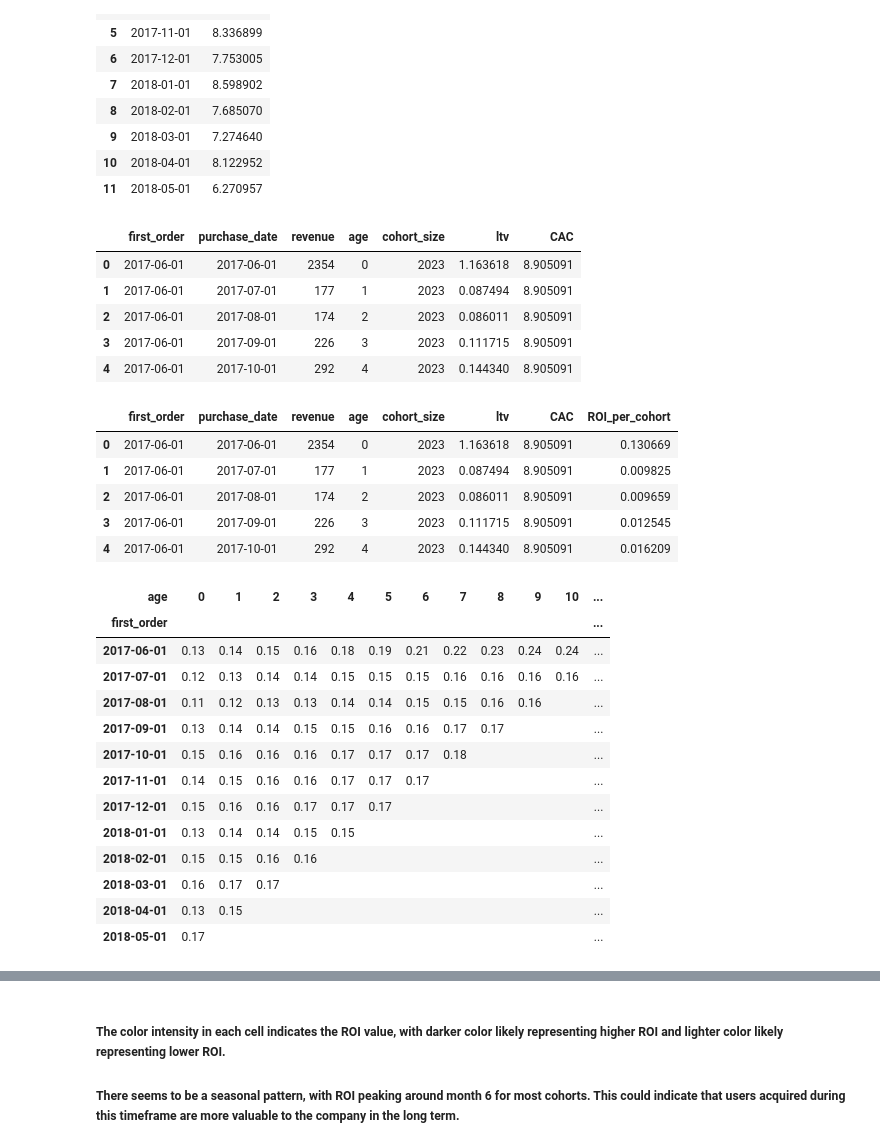
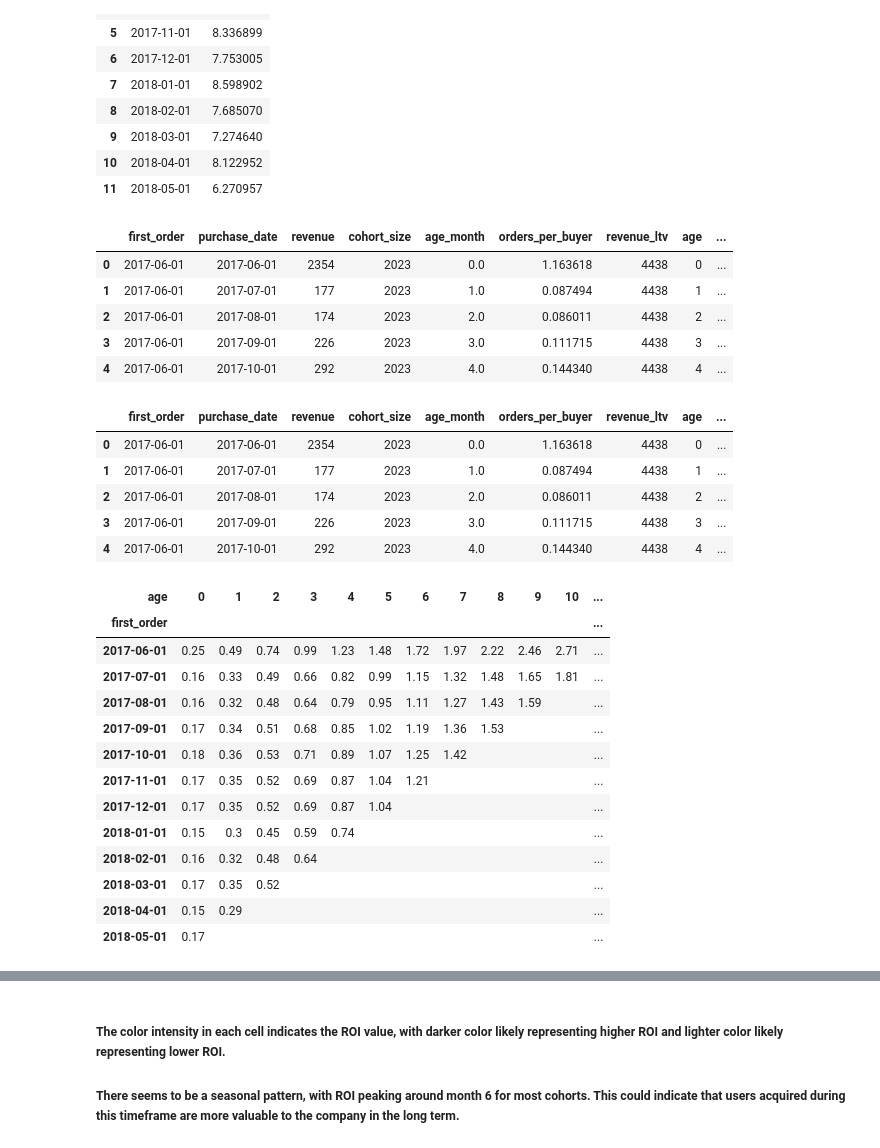
Before and after one commit to CesarChaparro1974/BA_project, a Jupyter notebook: BA_project.ipynb, the cells around one changed output, grey strips where cells are left out. Drawn from its saved outputs; the diff is of its cells as text; code cells hidden in the pictures.

```diff
--- a/BA_project.ipynb
+++ b/BA_project.ipynb
@@ -770,7 +803,7 @@ visits.head()
 | 4 | desktop | 2017-12-27 14:06:00 | 3 | 2017-12-27 14:06:00 | 9969694820036681168 | 2017-12-21 | 2017-12-01 | 2017 | 12 | ... |
 # %%
 # Calculate average session length in minutes.
-session_length_min = visits['session_duration_sec'].mean() / 60
+visits['average_session_length'] = visits['session_duration_sec'].mean() / 60
 print(f'Session Length: {session_length_min:.2f} minutes')
 # %% [output]
 Session Length: 10.72 minutes
@@ -1330,5 +1441,6 @@ orders['orders_month'] = orders['purchase_date'].values.astype('datetime64[M]')
 # %%
 # Group the data frame on first orders and purchase date and do the calculation for the revenue for the group.
-cohort = cohort.groupby(['first_order', 'purchase_date'])['revenue'].sum().reset_index()
-cohort.head()
+cohort_ltv = cohort.groupby(['cohort_size'])['revenue'].sum().reset_index()
+cohort_ltv.columns = ['cohort_size', 'revenue_ltv']
+cohort_ltv
 # %% [output]
@@ -1343,2 +1462,6 @@ cohort.head()
 # %% [markdown]
 ##### LTV is a cohort's cumulative revenue, accounting for the number of people in the cohort.
+# %%
+# Merge cohort and cohort_ltv.
+cohort = cohort.merge(cohort_ltv, how = 'inner', on = 'cohort_size')
+cohort.head()
@@ -1368,5 +1487,5 @@ cohort_new.head()
 # %%
 # Make the ltv column and its calculation.
-cohort_new['ltv'] = cohort_new['revenue'] / cohort_new['cohort_size']
-cohort_new.head()
+cohort['ltv'] = cohort['revenue_ltv'] / cohort['cohort_size']
+cohort.head()
 # %% [output]
@@ -1755,26 +1874,26 @@ CAC_per_month_ROI
 | 11 | 2018-05-01 | 6.270957 |
 # %%
 # Merge with the ltv_cohort to calculate the ROI per cohort.
-ROI_per_cohort = cohort_new.merge(CAC_per_month_ROI, how = 'inner', on = 'first_order')
+ROI_per_cohort = cohort.merge(CAC_per_month_ROI, how = 'inner', on = 'first_order')
 ROI_per_cohort.head()
 # %% [output]
-|  | first_order | purchase_date | revenue | age | cohort_size | ltv | CAC |
-| 0 | 2017-06-01 | 2017-06-01 | 2354 | 0 | 2023 | 1.163618 | 8.905091 |
-| 1 | 2017-06-01 | 2017-07-01 | 177 | 1 | 2023 | 0.087494 | 8.905091 |
-| 2 | 2017-06-01 | 2017-08-01 | 174 | 2 | 2023 | 0.086011 | 8.905091 |
-| 3 | 2017-06-01 | 2017-09-01 | 226 | 3 | 2023 | 0.111715 | 8.905091 |
-| 4 | 2017-06-01 | 2017-10-01 | 292 | 4 | 2023 | 0.144340 | 8.905091 |
+|  | first_order | purchase_date | revenue | cohort_size | age_month | orders_per_buyer | revenue_ltv | age | ... |
+| 0 | 2017-06-01 | 2017-06-01 | 2354 | 2023 | 0.0 | 1.163618 | 4438 | 0 | ... |
+| 1 | 2017-06-01 | 2017-07-01 | 177 | 2023 | 1.0 | 0.087494 | 4438 | 1 | ... |
+| 2 | 2017-06-01 | 2017-08-01 | 174 | 2023 | 2.0 | 0.086011 | 4438 | 2 | ... |
+| 3 | 2017-06-01 | 2017-09-01 | 226 | 2023 | 3.0 | 0.111715 | 4438 | 3 | ... |
+| 4 | 2017-06-01 | 2017-10-01 | 292 | 2023 | 4.0 | 0.144340 | 4438 | 4 | ... |
 # %%
 # Calculate the actual ROI.
 ROI_per_cohort['ROI_per_cohort'] = ROI_per_cohort['ltv'] / ROI_per_cohort['CAC']
 ROI_per_cohort.head()
 # %% [output]
-|  | first_order | purchase_date | revenue | age | cohort_size | ltv | CAC | ROI_per_cohort |
-| 0 | 2017-06-01 | 2017-06-01 | 2354 | 0 | 2023 | 1.163618 | 8.905091 | 0.130669 |
-| 1 | 2017-06-01 | 2017-07-01 | 177 | 1 | 2023 | 0.087494 | 8.905091 | 0.009825 |
-| 2 | 2017-06-01 | 2017-08-01 | 174 | 2 | 2023 | 0.086011 | 8.905091 | 0.009659 |
-| 3 | 2017-06-01 | 2017-09-01 | 226 | 3 | 2023 | 0.111715 | 8.905091 | 0.012545 |
-| 4 | 2017-06-01 | 2017-10-01 | 292 | 4 | 2023 | 0.144340 | 8.905091 | 0.016209 |
+|  | first_order | purchase_date | revenue | cohort_size | age_month | orders_per_buyer | revenue_ltv | age | ... |
+| 0 | 2017-06-01 | 2017-06-01 | 2354 | 2023 | 0.0 | 1.163618 | 4438 | 0 | ... |
+| 1 | 2017-06-01 | 2017-07-01 | 177 | 2023 | 1.0 | 0.087494 | 4438 | 1 | ... |
+| 2 | 2017-06-01 | 2017-08-01 | 174 | 2023 | 2.0 | 0.086011 | 4438 | 2 | ... |
+| 3 | 2017-06-01 | 2017-09-01 | 226 | 2023 | 3.0 | 0.111715 | 4438 | 3 | ... |
+| 4 | 2017-06-01 | 2017-10-01 | 292 | 2023 | 4.0 | 0.144340 | 4438 | 4 | ... |
 # %%
 # Pivot table to see the ROI per cohort.
 roi_piv = ROI_per_cohort.pivot_table(
@@ -1787,17 +1906,17 @@ roi_piv.round(2).fillna('')
 # %% [output]
 | age | 0 | 1 | 2 | 3 | 4 | 5 | 6 | 7 | 8 | 9 | 10 | ... |
 | first_order |  |  |  |  |  |  |  |  |  |  |  | ... |
-| 2017-06-01 | 0.13 | 0.14 | 0.15 | 0.16 | 0.18 | 0.19 | 0.21 | 0.22 | 0.23 | 0.24 | 0.24 | ... |
-| 2017-07-01 | 0.12 | 0.13 | 0.14 | 0.14 | 0.15 | 0.15 | 0.15 | 0.16 | 0.16 | 0.16 | 0.16 | ... |
-| 2017-08-01 | 0.11 | 0.12 | 0.13 | 0.13 | 0.14 | 0.14 | 0.15 | 0.15 | 0.16 | 0.16 |  | ... |
-| 2017-09-01 | 0.13 | 0.14 | 0.14 | 0.15 | 0.15 | 0.16 | 0.16 | 0.17 | 0.17 |  |  | ... |
-| 2017-10-01 | 0.15 | 0.16 | 0.16 | 0.16 | 0.17 | 0.17 | 0.17 | 0.18 |  |  |  | ... |
-| 2017-11-01 | 0.14 | 0.15 | 0.16 | 0.16 | 0.17 | 0.17 | 0.17 |  |  |  |  | ... |
-| 2017-12-01 | 0.15 | 0.16 | 0.16 | 0.17 | 0.17 | 0.17 |  |  |  |  |  | ... |
-| 2018-01-01 | 0.13 | 0.14 | 0.14 | 0.15 | 0.15 |  |  |  |  |  |  | ... |
-| 2018-02-01 | 0.15 | 0.15 | 0.16 | 0.16 |  |  |  |  |  |  |  | ... |
-| 2018-03-01 | 0.16 | 0.17 | 0.17 |  |  |  |  |  |  |  |  | ... |
-| 2018-04-01 | 0.13 | 0.15 |  |  |  |  |  |  |  |  |  | ... |
+| 2017-06-01 | 0.25 | 0.49 | 0.74 | 0.99 | 1.23 | 1.48 | 1.72 | 1.97 | 2.22 | 2.46 | 2.71 | ... |
+| 2017-07-01 | 0.16 | 0.33 | 0.49 | 0.66 | 0.82 | 0.99 | 1.15 | 1.32 | 1.48 | 1.65 | 1.81 | ... |
+| 2017-08-01 | 0.16 | 0.32 | 0.48 | 0.64 | 0.79 | 0.95 | 1.11 | 1.27 | 1.43 | 1.59 |  | ... |
+| 2017-09-01 | 0.17 | 0.34 | 0.51 | 0.68 | 0.85 | 1.02 | 1.19 | 1.36 | 1.53 |  |  | ... |
+| 2017-10-01 | 0.18 | 0.36 | 0.53 | 0.71 | 0.89 | 1.07 | 1.25 | 1.42 |  |  |  | ... |
+| 2017-11-01 | 0.17 | 0.35 | 0.52 | 0.69 | 0.87 | 1.04 | 1.21 |  |  |  |  | ... |
+| 2017-12-01 | 0.17 | 0.35 | 0.52 | 0.69 | 0.87 | 1.04 |  |  |  |  |  | ... |
+| 2018-01-01 | 0.15 | 0.3 | 0.45 | 0.59 | 0.74 |  |  |  |  |  |  | ... |
+| 2018-02-01 | 0.16 | 0.32 | 0.48 | 0.64 |  |  |  |  |  |  |  | ... |
+| 2018-03-01 | 0.17 | 0.35 | 0.52 |  |  |  |  |  |  |  |  | ... |
+| 2018-04-01 | 0.15 | 0.29 |  |  |  |  |  |  |  |  |  | ... |
 | 2018-05-01 | 0.17 |  |  |  |  |  |  |  |  |  |  | ... |
 # %%
 # To format the roi pivot into string..
```
Also changed, not shown: parts of 25 cells of this notebook.
